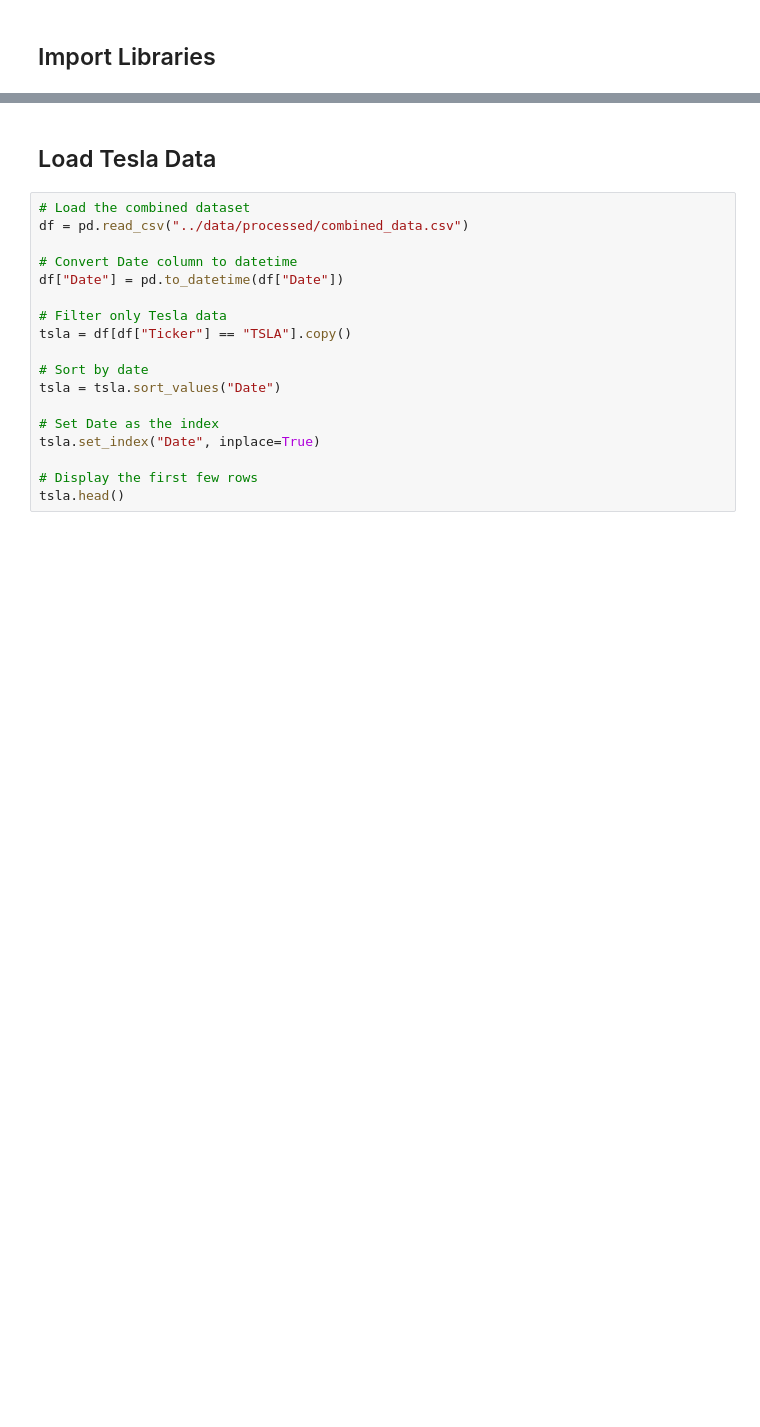
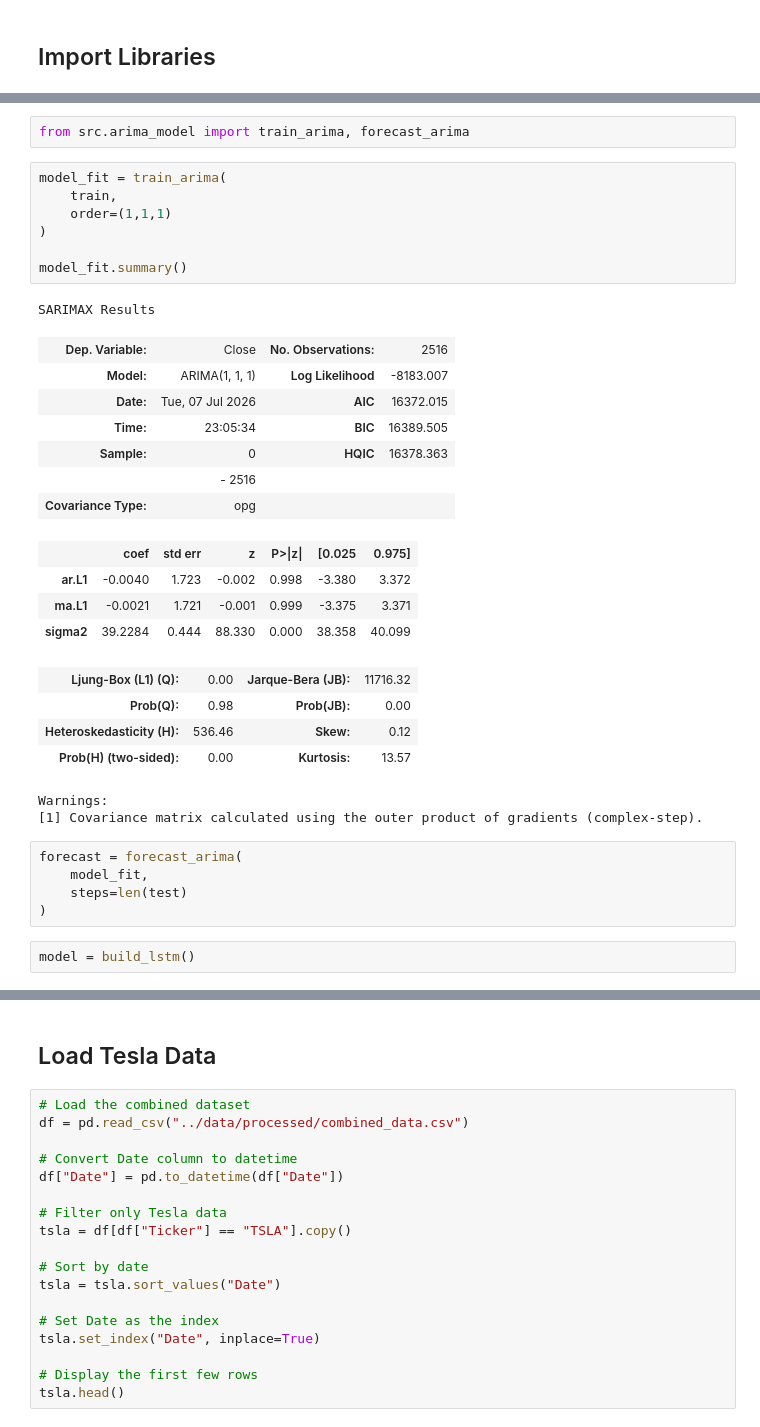
Before and after one commit to hawaebrahimhamid-png/portfolio-optimization, a Jupyter notebook: notebooks/task2_modeling.ipynb, the cells around one changed output, grey strips where cells are left out. Saved outputs shown, nothing was run; the diff lists cells and outputs as text; blank space fills up the shorter version.

```diff
--- a/notebooks/task2_modeling.ipynb
+++ b/notebooks/task2_modeling.ipynb
@@ -19,0 +31,35 @@ from tensorflow.keras.layers import LSTM, Dense, Dropout
+# %%
+from src.arima_model import train_arima, forecast_arima
+# %%
+model_fit = train_arima(
+    train,
+    order=(1,1,1)
+)
+
+model_fit.summary()
+# %% [output]
+SARIMAX Results
+| Dep. Variable: | Close | No. Observations: | 2516 |
+| Model: | ARIMA(1, 1, 1) | Log Likelihood | -8183.007 |
+| Date: | Tue, 07 Jul 2026 | AIC | 16372.015 |
+| Time: | 23:05:34 | BIC | 16389.505 |
+| Sample: | 0 | HQIC | 16378.363 |
+|  | - 2516 |  |  |
+| Covariance Type: | opg |  |  |
+|  | coef | std err | z | P>|z| | [0.025 | 0.975] |
+| ar.L1 | -0.0040 | 1.723 | -0.002 | 0.998 | -3.380 | 3.372 |
+| ma.L1 | -0.0021 | 1.721 | -0.001 | 0.999 | -3.375 | 3.371 |
+| sigma2 | 39.2284 | 0.444 | 88.330 | 0.000 | 38.358 | 40.099 |
+| Ljung-Box (L1) (Q): | 0.00 | Jarque-Bera (JB): | 11716.32 |
+| Prob(Q): | 0.98 | Prob(JB): | 0.00 |
+| Heteroskedasticity (H): | 536.46 | Skew: | 0.12 |
+| Prob(H) (two-sided): | 0.00 | Kurtosis: | 13.57 |
+Warnings:
+[1] Covariance matrix calculated using the outer product of gradients (complex-step).
+# %%
+forecast = forecast_arima(
+    model_fit,
+    steps=len(test)
+)
+# %%
+model = build_lstm()
```
Also changed, not shown: parts of 4 cells of this notebook, 13 other files.
